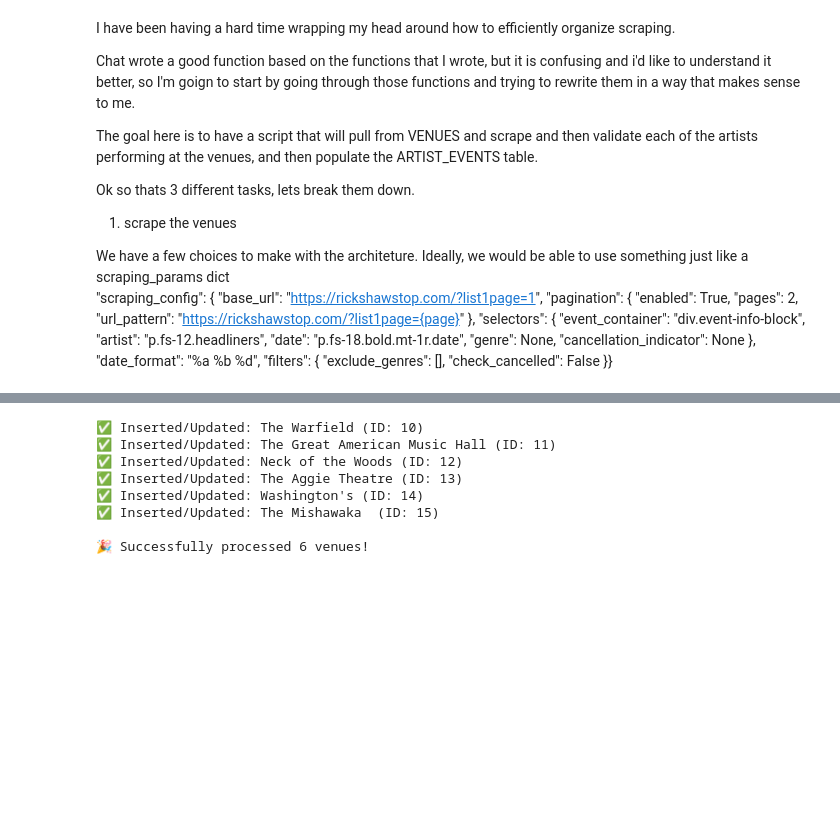
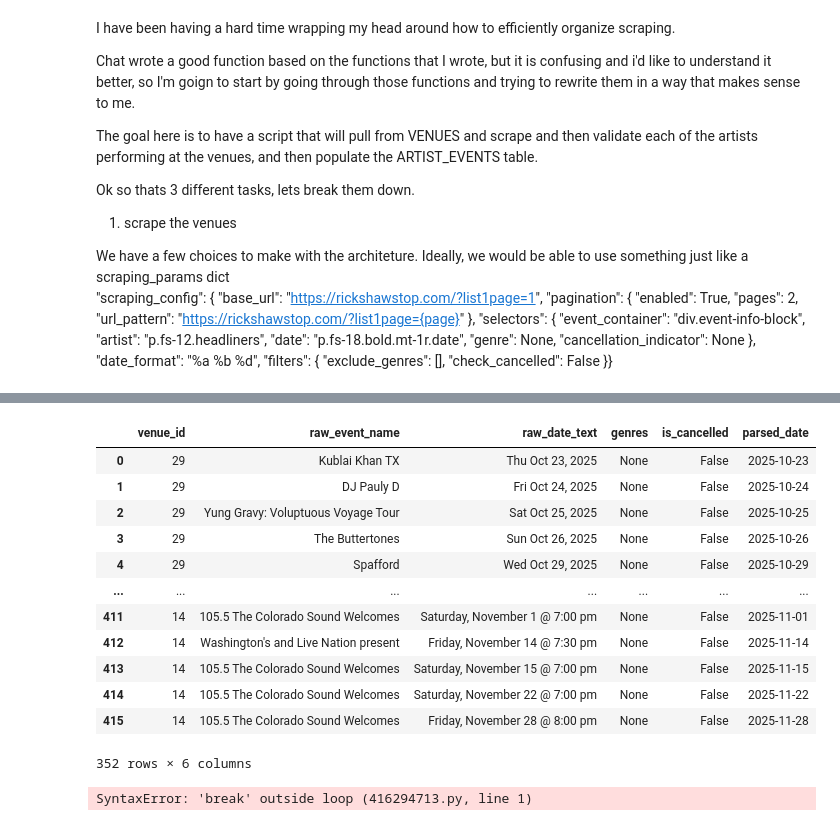
Before and after one commit to al-gent/live_and_local, a Jupyter notebook: scrape_venue_flow.ipynb, the cells around one changed output, grey strips where cells are left out. Saved outputs shown, nothing was run; the diff lists cells and outputs as text; code cells hidden in the pictures; blank space fills up the shorter version.

```diff
--- a/scrape_venue_flow.ipynb
+++ b/scrape_venue_flow.ipynb
@@ -276,3 +292,20 @@ added  34
 Washington's
 added  9
+# %%
+raw_df = pd.DataFrame(raw_events)
+raw_df.drop_duplicates()
+# %% [output]
+|  | venue_id | raw_event_name | raw_date_text | genres | is_cancelled | parsed_date |
+| 0 | 29 | Kublai Khan TX | Thu Oct 23, 2025 | None | False | 2025-10-23 |
+| 1 | 29 | DJ Pauly D | Fri Oct 24, 2025 | None | False | 2025-10-24 |
+| 2 | 29 | Yung Gravy: Voluptuous Voyage Tour | Sat Oct 25, 2025 | None | False | 2025-10-25 |
+| 3 | 29 | The Buttertones | Sun Oct 26, 2025 | None | False | 2025-10-26 |
+| 4 | 29 | Spafford | Wed Oct 29, 2025 | None | False | 2025-10-29 |
+| ... | ... | ... | ... | ... | ... | ... |
+| 411 | 14 | 105.5 The Colorado Sound Welcomes | Saturday, November 1 @ 7:00 pm | None | False | 2025-11-01 |
+| 412 | 14 | Washington's and Live Nation present | Friday, November 14 @ 7:30 pm | None | False | 2025-11-14 |
+| 413 | 14 | 105.5 The Colorado Sound Welcomes | Saturday, November 15 @ 7:00 pm | None | False | 2025-11-15 |
+| 414 | 14 | 105.5 The Colorado Sound Welcomes | Saturday, November 22 @ 7:00 pm | None | False | 2025-11-22 |
+| 415 | 14 | 105.5 The Colorado Sound Welcomes | Friday, November 28 @ 8:00 pm | None | False | 2025-11-28 |
+352 rows × 6 columns
 # %%
@@ -407,4 +313,5 @@ def scrape_all_venues(conn):
 # %%
+break
 import json
 import psycopg2
 import os
@@ -561,11 +468,4 @@ except Exception as e:
 finally:
     conn.close()
 # %% [output]
-✅ Inserted/Updated: The Warfield (ID: 10)
-✅ Inserted/Updated: The Great American Music Hall (ID: 11)
-✅ Inserted/Updated: Neck of the Woods (ID: 12)
-✅ Inserted/Updated: The Aggie Theatre (ID: 13)
-✅ Inserted/Updated: Washington's (ID: 14)
-✅ Inserted/Updated: The Mishawaka  (ID: 15)
-
-🎉 Successfully processed 6 venues!
+SyntaxError: 'break' outside loop (416294713.py, line 1)
```
Also changed, not shown: parts of 5 cells of this notebook, 29 other files.
